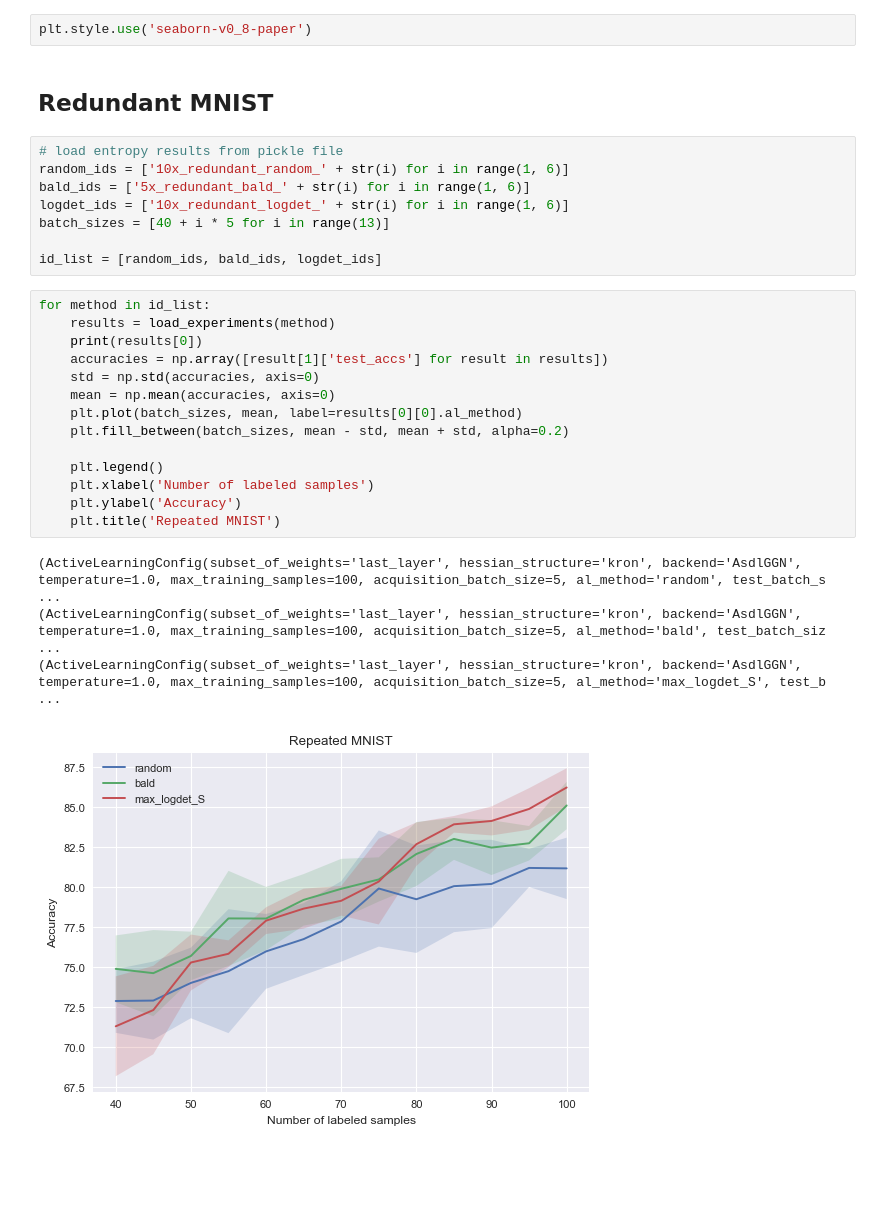
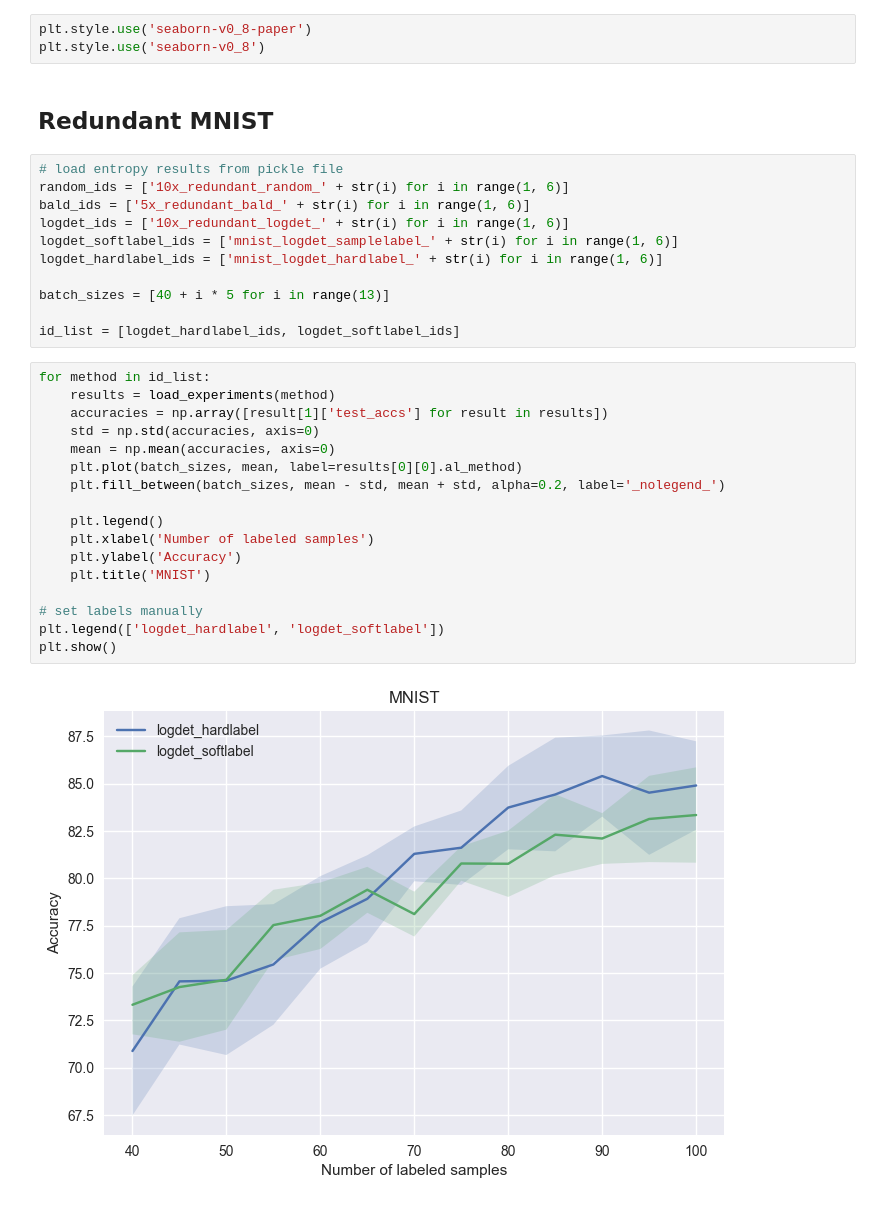
Before and after one commit to VLDrenth/MSc_Dissertation, a Jupyter notebook: plotting.ipynb, the cells around one changed output. Drawn from its saved outputs; the diff is of its cells as text; blank space fills up the shorter version.

Commit message:
adding parameters and results

```diff
--- a/plotting.ipynb
+++ b/plotting.ipynb
@@ -9,6 +9,7 @@ from main.utils import load_experiment, load_experiments
 %autoreload 2
 # %%
 plt.style.use('seaborn-v0_8-paper')
+plt.style.use('seaborn-v0_8')
 # %% [markdown]
 ## Redundant MNIST
 # %%
@@ -16,25 +17,28 @@ plt.style.use('seaborn-v0_8-paper')
 random_ids = ['10x_redundant_random_' + str(i) for i in range(1, 6)]
 bald_ids = ['5x_redundant_bald_' + str(i) for i in range(1, 6)]
 logdet_ids = ['10x_redundant_logdet_' + str(i) for i in range(1, 6)]
+logdet_softlabel_ids = ['mnist_logdet_samplelabel_' + str(i) for i in range(1, 6)]
+logdet_hardlabel_ids = ['mnist_logdet_hardlabel_' + str(i) for i in range(1, 6)]
+
 batch_sizes = [40 + i * 5 for i in range(13)]
 
-id_list = [random_ids, bald_ids, logdet_ids]
+id_list = [logdet_hardlabel_ids, logdet_softlabel_ids]
 # %%
 for method in id_list:
     results = load_experiments(method)
-    print(results[0])
     accuracies = np.array([result[1]['test_accs'] for result in results])
     std = np.std(accuracies, axis=0)
     mean = np.mean(accuracies, axis=0)
     plt.plot(batch_sizes, mean, label=results[0][0].al_method)
-    plt.fill_between(batch_sizes, mean - std, mean + std, alpha=0.2)
+    plt.fill_between(batch_sizes, mean - std, mean + std, alpha=0.2, label='_nolegend_')
 
     plt.legend()
     plt.xlabel('Number of labeled samples')
     plt.ylabel('Accuracy')
-    plt.title('Repeated MNIST')
+    plt.title('MNIST')
+
+# set labels manually
+plt.legend(['logdet_hardlabel', 'logdet_softlabel'])
+plt.show()
 # %% [output]
-(ActiveLearningConfig(subset_of_weights='last_layer', hessian_structure='kron', backend='AsdlGGN', temperature=1.0, max_training_samples=100, acquisition_batch_size=5, al_method='random', test_batch_s ...
-(ActiveLearningConfig(subset_of_weights='last_layer', hessian_structure='kron', backend='AsdlGGN', temperature=1.0, max_training_samples=100, acquisition_batch_size=5, al_method='bald', test_batch_siz ...
-(ActiveLearningConfig(subset_of_weights='last_layer', hessian_structure='kron', backend='AsdlGGN', temperature=1.0, max_training_samples=100, acquisition_batch_size=5, al_method='max_logdet_S', test_b ...
-[figure, old version]
+[figure, new version]
```
Also changed, not shown: 2 other files.
